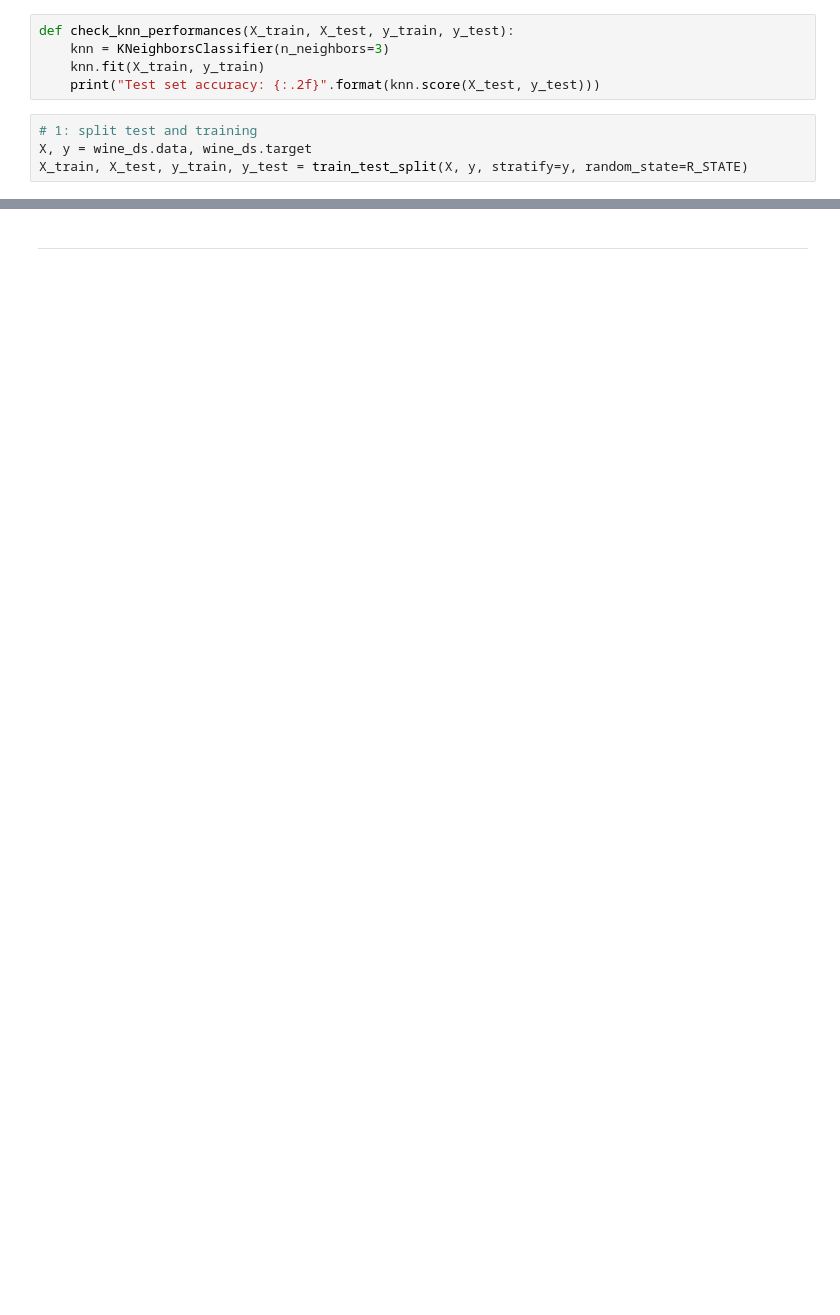
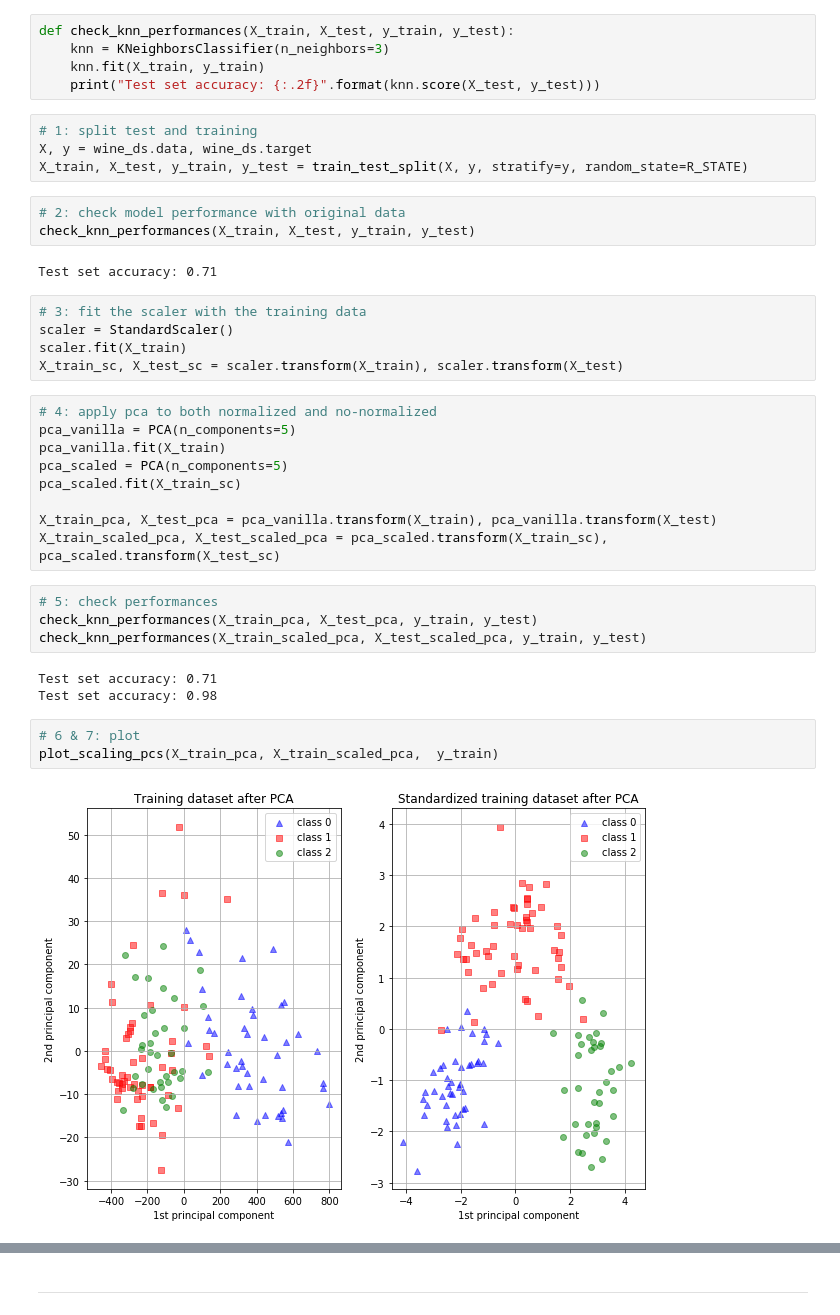
Before and after one commit to tomorrowdata/machine-learning-course-notebooks, a Jupyter notebook: solved/Hands-On 2 Unsupervised Live 18-11-20.ipynb, the cells around one changed output, grey strips where cells are left out. Drawn from its saved outputs; the diff is of its cells as text; blank space fills up the shorter version.

```diff
--- a/solved/Hands-On 2 Unsupervised Live 18-11-20.ipynb
+++ b/solved/Hands-On 2 Unsupervised Live 18-11-20.ipynb
@@ -796,6 +848,37 @@ def check_knn_performances(X_train, X_test, y_train, y_test):
 # 1: split test and training
 X, y = wine_ds.data, wine_ds.target
 X_train, X_test, y_train, y_test = train_test_split(X, y, stratify=y, random_state=R_STATE)
+# %%
+# 2: check model performance with original data
+check_knn_performances(X_train, X_test, y_train, y_test)
+# %% [output]
+Test set accuracy: 0.71
+# %%
+# 3: fit the scaler with the training data
+scaler = StandardScaler()
+scaler.fit(X_train)
+X_train_sc, X_test_sc = scaler.transform(X_train), scaler.transform(X_test)
+# %%
+# 4: apply pca to both normalized and no-normalized
+pca_vanilla = PCA(n_components=5)
+pca_vanilla.fit(X_train)
+pca_scaled = PCA(n_components=5)
+pca_scaled.fit(X_train_sc)
+
+X_train_pca, X_test_pca = pca_vanilla.transform(X_train), pca_vanilla.transform(X_test)
+X_train_scaled_pca, X_test_scaled_pca = pca_scaled.transform(X_train_sc), pca_scaled.transform(X_test_sc)
+# %%
+# 5: check performances
+check_knn_performances(X_train_pca, X_test_pca, y_train, y_test)
+check_knn_performances(X_train_scaled_pca, X_test_scaled_pca, y_train, y_test)
+# %% [output]
+Test set accuracy: 0.71
+Test set accuracy: 0.98
+# %%
+# 6 & 7: plot
+plot_scaling_pcs(X_train_pca, X_train_scaled_pca,  y_train)
+# %% [output]
+[figure, added]
 # %% [markdown]
 <div class="alert alert-warning" role="alert">
 
```
Also changed, not shown: parts of 16 cells of this notebook, 1 other file.
